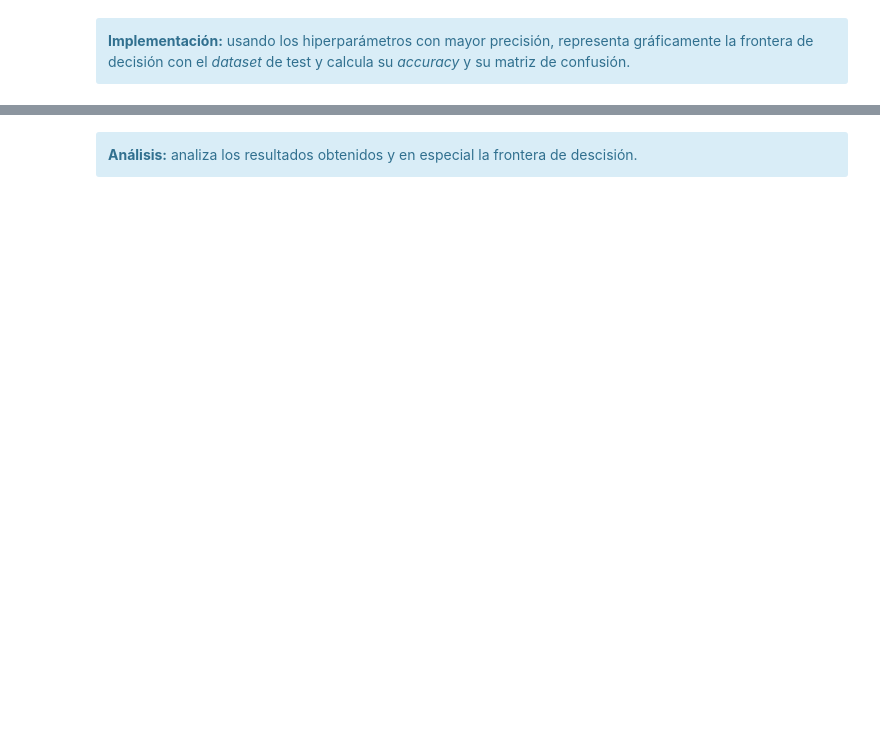
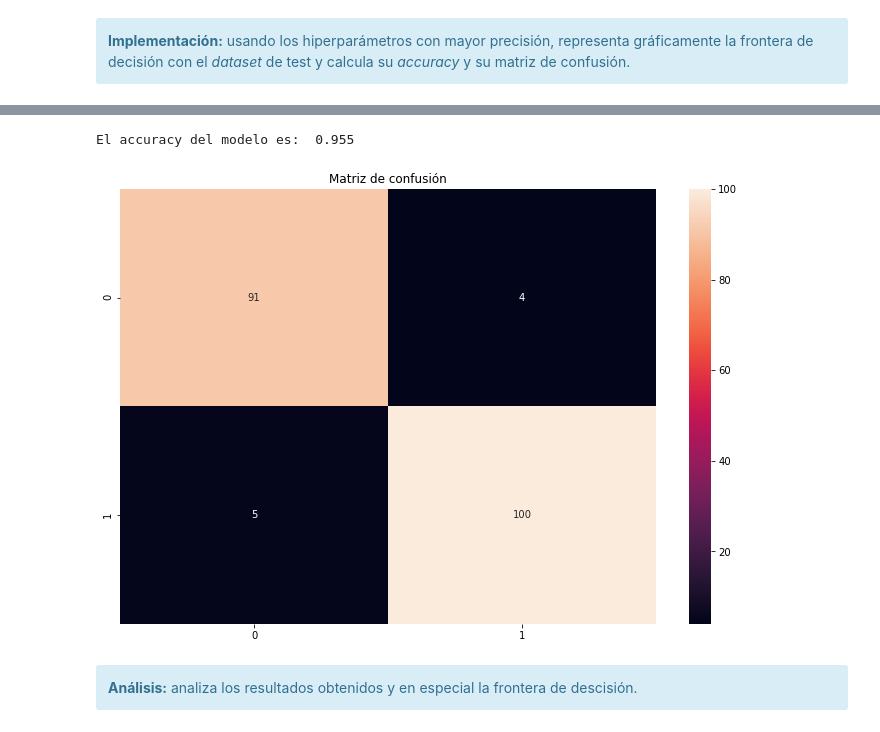
Before and after one commit to mariousm/Data-Science-Master, a Jupyter notebook: 2021-22/PrimerSemestre/Mineria/PEC3/20211_M2.855_PEC3_Enunciado.ipynb, the cells around one changed output, grey strips where cells are left out. Drawn from its saved outputs; the diff is of its cells as text; code cells hidden in the pictures; blank space fills up the shorter version.

```diff
--- a/2021-22/PrimerSemestre/Mineria/PEC3/20211_M2.855_PEC3_Enunciado.ipynb
+++ b/2021-22/PrimerSemestre/Mineria/PEC3/20211_M2.855_PEC3_Enunciado.ipynb
@@ -267,3 +337,19 @@ Igual que en el caso anterior, para validar el rendimiento del algoritmo con cad
+# %%
+# Realizamos la predicción para el conjunto de test
+y_pred = modelo_svm.predict(X_test)
+
+# Calculamos el accuracy
+print("El accuracy del modelo es: ", accuracy_score(y_test, y_pred))
+
+# Calculamos la matriz de confusión
+matriz_confusion = confusion_matrix(y_test, y_pred)
+fig, ax = plt.subplots(figsize=(12, 8))
+sns.heatmap(matriz_confusion, annot=True, fmt='g',)
+plt.title("Matriz de confusión")
+plt.show()
+# %% [output]
+El accuracy del modelo es:  0.955
+[figure, added]
 # %% [markdown]
 <div class="alert alert-block alert-info">
 <strong>Análisis:</strong> analiza los resultados obtenidos y en especial la frontera de descisión.
```
Also changed, not shown: parts of 6 cells of this notebook.
